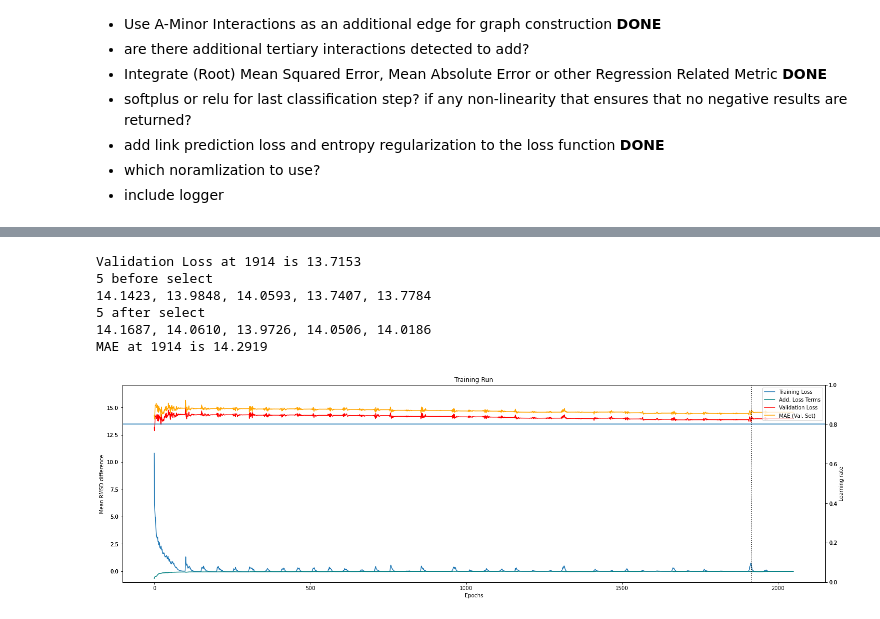
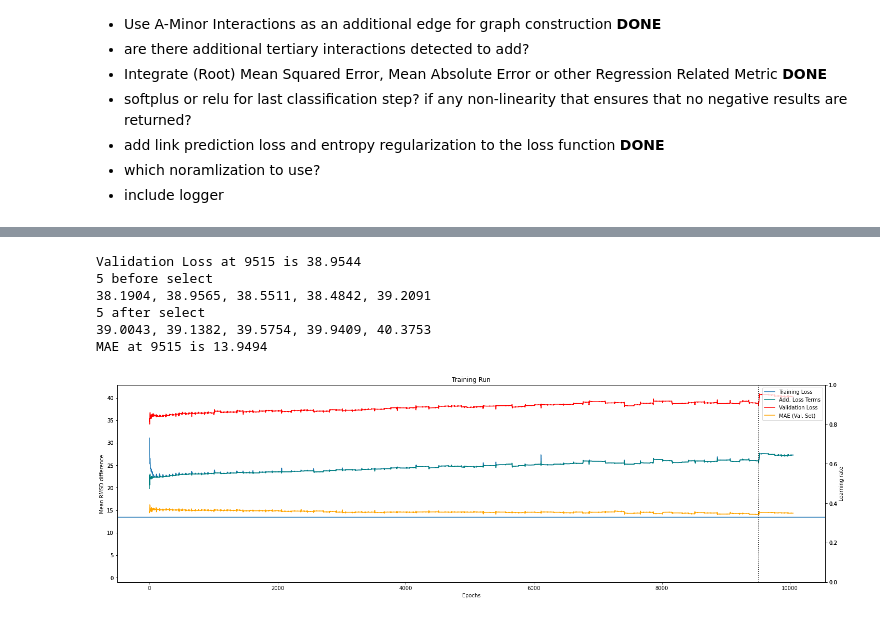
Before and after one commit to milang9/3d_classifier, a Jupyter notebook: 3d_classifier_PyG_pool.ipynb, the cells around one changed output, grey strips where cells are left out. Drawn from its saved outputs; the diff is of its cells as text; code cells hidden in the pictures.

```diff
--- a/3d_classifier_PyG_pool.ipynb
+++ b/3d_classifier_PyG_pool.ipynb
@@ -111,7 +112,7 @@ Seed used for training was: 3589540230700504930
 # %%
 #get training run data
 
-run_dir = "run_data/2022-05-04_15-57_MinCut_CG_Classifier"
+run_dir = "run_data/2022-05-09_9-19_DMoN_CG_Classifier"
 
 file_lines = []
 with open(run_dir + "/loss_data.txt", "r") as fh:
@@ -134,41 +135,41 @@ Minimum MAE (after 50 epochs) 14.2919 in epoch 1914
 # %%
 #plot the training run
-select = 1914
+select = 9515
 print(f"Validation Loss at {select} is {val_losses[select]:.4f}")
 print("5 before select")
 print((", ").join([f"{x:.4f}" for x in val_losses[select-5:select]]))
 print("5 after select")
 print((", ").join([f"{y:.4f}" for y in val_losses[select+1:select+6]]))
 print(f"MAE at {select} is {mae_losses[select]:.4f}")
 
 fig, ax1 = plt.subplots(layout="constrained", figsize=(20, 6))
 ax1.secondary_yaxis("left")
 ax1.plot(epoch_losses, label="Training Loss")
 ax1.plot(epoch_add_losses, "teal", label="Add. Loss Terms")
 ax1.plot(val_losses, "r", label="Validation Loss")
 ax1.plot(mae_losses, "orange", label="MAE (Val. Set)")
 ax2 = ax1.twinx()
 ax2.secondary_yaxis("right")
 #ax2.plot(learning_rates, "g", label="Learning Rate")
 plt.title("Training Run")
 ax1.set_xlabel("Epochs")
 ax1.set_ylabel("Mean RMSD difference")
 ax2.set_ylabel("Learning rate")
 ax1.set_ybound(lower=-1, upper=max(val_losses)+2)
 plt.axvline(x = select, c = "black", ls = ':')
 ax1.axhline(y=13.5)
 han1, lab1 = ax1.get_legend_handles_labels()
 han2, lab2 = ax2.get_legend_handles_labels()
 plt.legend(han1 + han2, lab1 + lab2, loc="upper right")
 plt.draw()
 # %% [output]
-Validation Loss at 1914 is 13.7153
+Validation Loss at 9515 is 38.9544
 5 before select
-14.1423, 13.9848, 14.0593, 13.7407, 13.7784
+38.1904, 38.9565, 38.5511, 38.4842, 39.2091
 5 after select
-14.1687, 14.0610, 13.9726, 14.0506, 14.0186
-MAE at 1914 is 14.2919
+39.0043, 39.1382, 39.5754, 39.9409, 40.3753
+MAE at 9515 is 13.9494
-[figure, old version]
+[figure, new version]
 # %%
 #Test
 from classifier.utility import get_energy_dict, rmsd_scatter, e_rmsd_scatter
```
Also changed, not shown: parts of 5 cells of this notebook, 4 other files.
